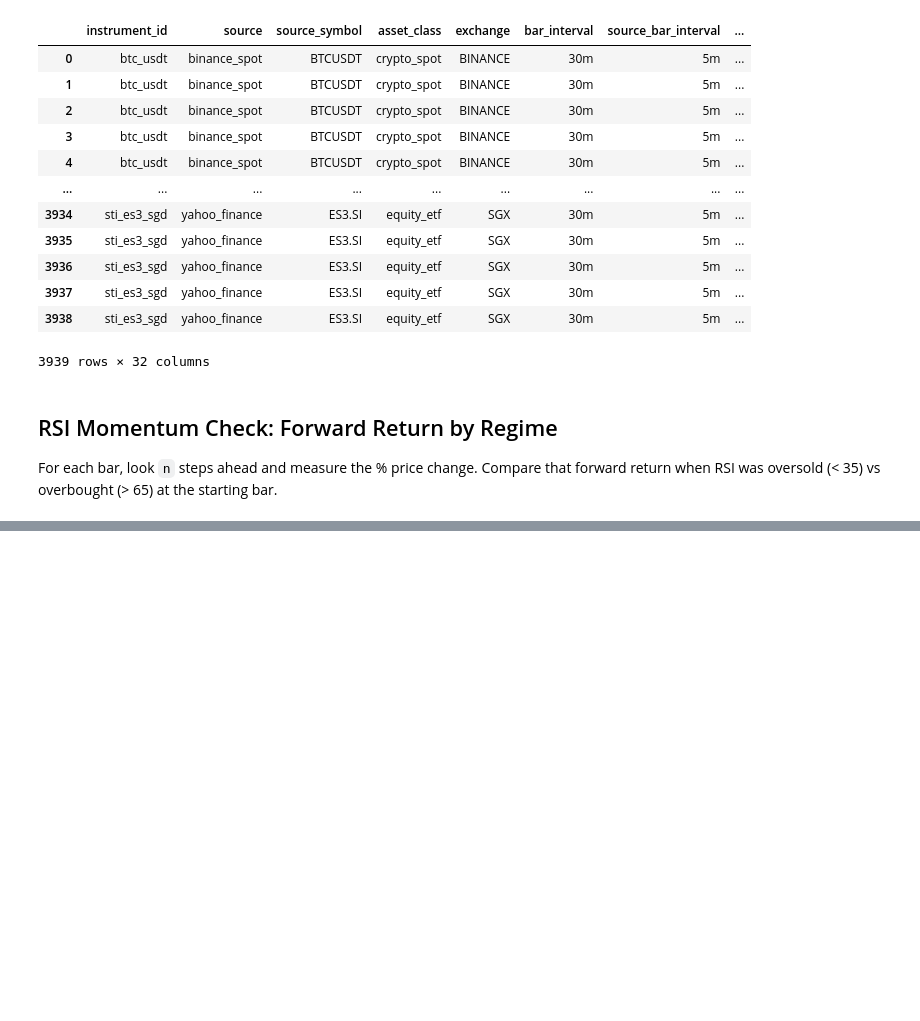
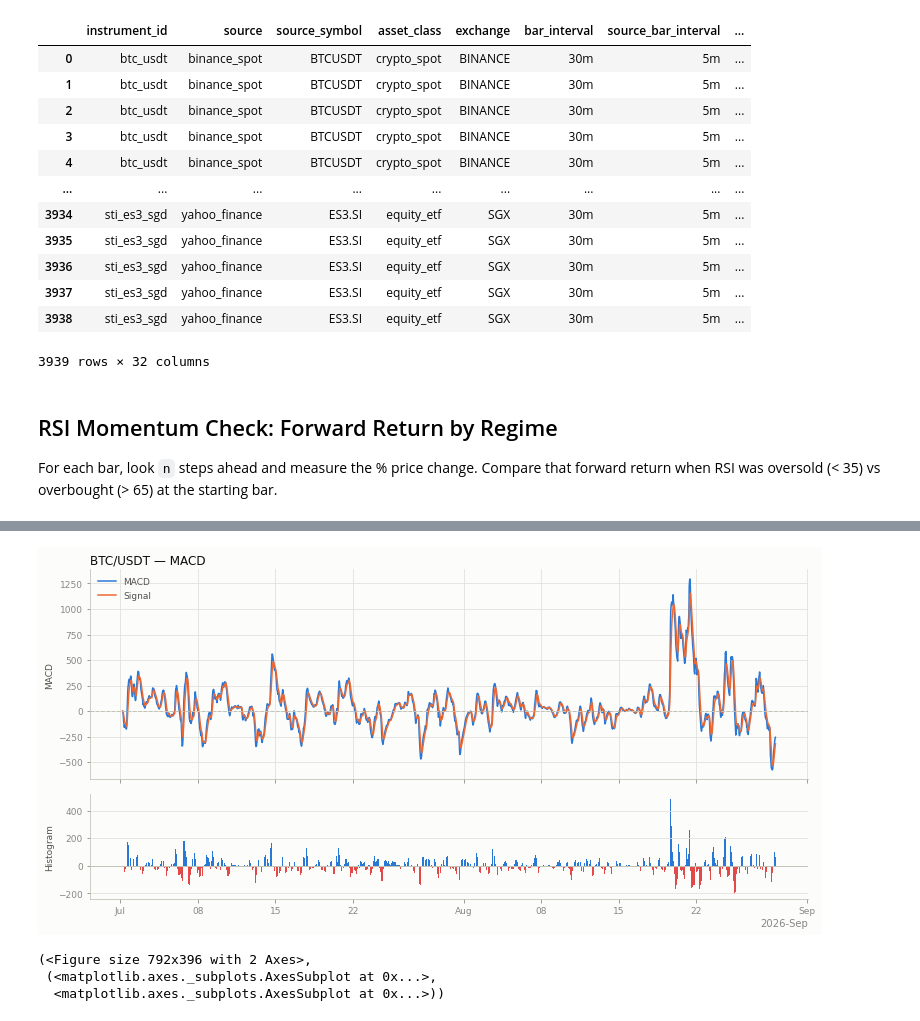
Before and after one commit to SuppanatP/AlgoGoneCrazy, a Jupyter notebook: visualization/eda.ipynb, the cells around one changed output, grey strips where cells are left out. Cells and saved outputs as stored; diff of their text form; code cells hidden in the pictures; blank space fills up the shorter version.

Commit message:
Added MACD

```diff
--- a/visualization/eda.ipynb
+++ b/visualization/eda.ipynb
@@ -388,0 +392,15 @@ plot_regime_comparison(oversold, overbought, periods=10)
+# %%
+def add_macd(df, price_col='close', fast=12, slow=26, signal=9, group_col='instrument_id', time_col='bar_close_time_utc'):
+    """Add MACD line, signal line, and histogram columns, computed per instrument."""
+    df = df.sort_values([group_col, time_col])
+
+    ema_fast = df.groupby(group_col)[price_col].transform(lambda s: s.ewm(span=fast, adjust=False).mean())
+    ema_slow = df.groupby(group_col)[price_col].transform(lambda s: s.ewm(span=slow, adjust=False).mean())
+    df['macd'] = ema_fast - ema_slow
+    df['macd_signal'] = df.groupby(group_col)['macd'].transform(lambda s: s.ewm(span=signal, adjust=False).mean())
+    df['macd_hist'] = df['macd'] - df['macd_signal']
+    return df
+
+
+dfs['market_bars_30m_df'] = add_macd(dfs['market_bars_30m_df'])
+dfs['market_bars_30m_df'][dfs['market_bars_30m_df']['instrument_id'] == 'btc_usdt'][['macd', 'macd_signal', 'macd_hist']].describe()
@@ -388,0 +417,62 @@ plot_regime_comparison(oversold, overbought, periods=10)
+# %%
+def plot_macd(df, instrument_id, label=None, time_col='bar_close_time_utc', figsize=(11, 5.5)):
+    """Plot MACD line, signal line, and histogram for a single product/instrument."""
+    sub = df[df['instrument_id'] == instrument_id].copy()
+    sub[time_col] = pd.to_datetime(sub[time_col])
+    sub = sub.sort_values(time_col)
+
+    label = label or instrument_id
+
+    fig, (ax_line, ax_hist) = plt.subplots(
+        2, 1, figsize=figsize, sharex=True, gridspec_kw={'height_ratios': [2, 1]}
+    )
+    fig.patch.set_facecolor('#fcfcfb')
+
+    # MACD line + signal line: two categorical series, identity carried by hue + legend.
+    ax_line.set_facecolor('#fcfcfb')
+    ax_line.plot(sub[time_col], sub['macd'], color='#2a78d6', linewidth=1.5, label='MACD')
+    ax_line.plot(sub[time_col], sub['macd_signal'], color='#eb6834', linewidth=1.5, label='Signal')
+    ax_line.axhline(0, color='#c3c2b7', linewidth=1, linestyle='--')
+    ax_line.set_title(f'{label} — MACD', loc='left', fontsize=12, color='#0b0b0b')
+    ax_line.set_ylabel('MACD', color='#52514e', fontsize=9)
+    ax_line.grid(True, color='#e1e0d9', linewidth=0.8)
+    legend = ax_line.legend(loc='upper left', frameon=False, fontsize=9)
+    for text in legend.get_texts():
+        text.set_color('#52514e')
+    ax_line.spines['top'].set_visible(False)
+    ax_line.spines['right'].set_visible(False)
+    ax_line.spines['left'].set_color('#c3c2b7')
+    ax_line.spines['bottom'].set_color('#c3c2b7')
+    ax_line.tick_params(colors='#898781', labelsize=9)
+
+    # Histogram: diverging blue/red by sign (bullish vs bearish momentum), same
+    # polarity encoding used for the RSI oversold/overbought comparison above.
+    ax_hist.set_facecolor('#fcfcfb')
+    hist_colors = np.where(sub['macd_hist'] >= 0, '#2a78d6', '#e34948')
+    median_gap_days = (sub[time_col].diff().median()) / pd.Timedelta(days=1)
+    ax_hist.bar(sub[time_col], sub['macd_hist'], color=hist_colors, width=median_gap_days * 0.8, linewidth=0)
+    ax_hist.axhline(0, color='#c3c2b7', linewidth=1)
+    ax_hist.set_ylabel('Histogram', color='#52514e', fontsize=9)
+    ax_hist.grid(True, axis='y', color='#e1e0d9', linewidth=0.8)
+    ax_hist.spines['top'].set_visible(False)
+    ax_hist.spines['right'].set_visible(False)
+    ax_hist.spines['left'].set_color('#c3c2b7')
+    ax_hist.spines['bottom'].set_color('#c3c2b7')
+    ax_hist.tick_params(colors='#898781', labelsize=9)
+
+    # Sparse date ticks on the shared bottom axis rather than labeling every bar.
+    locator = mdates.AutoDateLocator()
+    ax_hist.xaxis.set_major_locator(locator)
+    ax_hist.xaxis.set_major_formatter(mdates.ConciseDateFormatter(locator))
+
+    fig.tight_layout()
+    plt.show()
+    return fig, (ax_line, ax_hist)
+
+
+plot_macd(dfs['market_bars_30m_df'], 'btc_usdt', label='BTC/USDT')
+# %% [output]
+[figure, added]
+(<Figure size 792x396 with 2 Axes>,
+ (<matplotlib.axes._subplots.AxesSubplot at 0x...>,
+  <matplotlib.axes._subplots.AxesSubplot at 0x...>))
```
Also changed, not shown: parts of 23 cells of this notebook.
